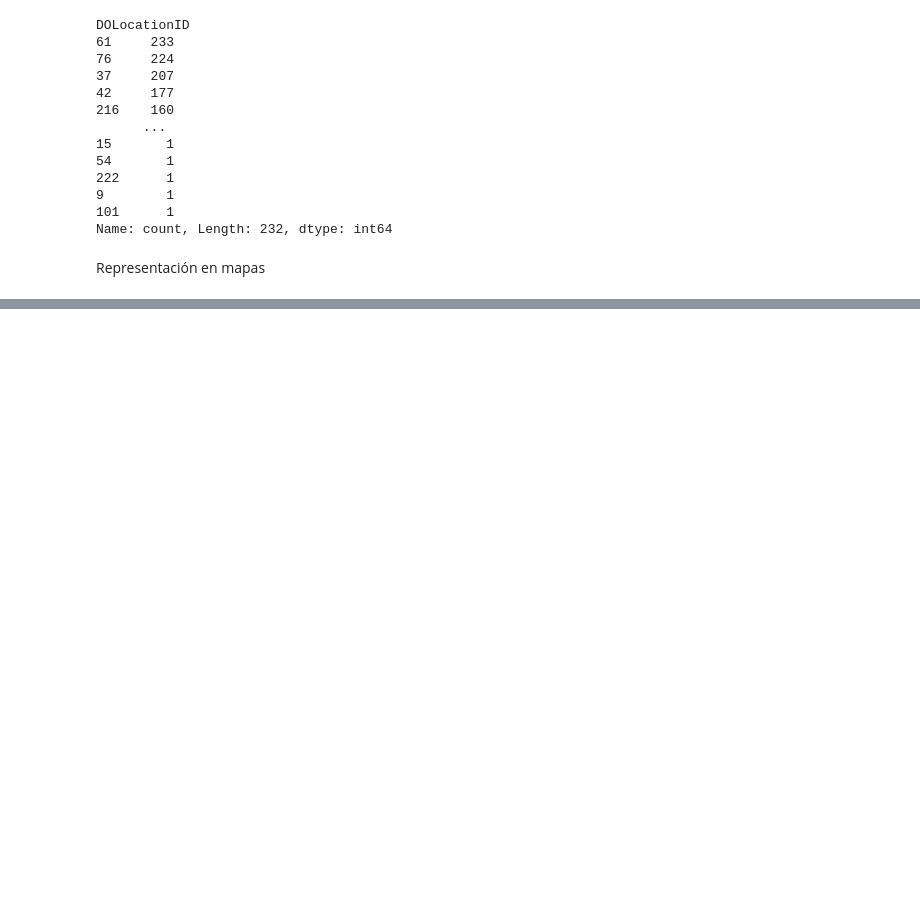
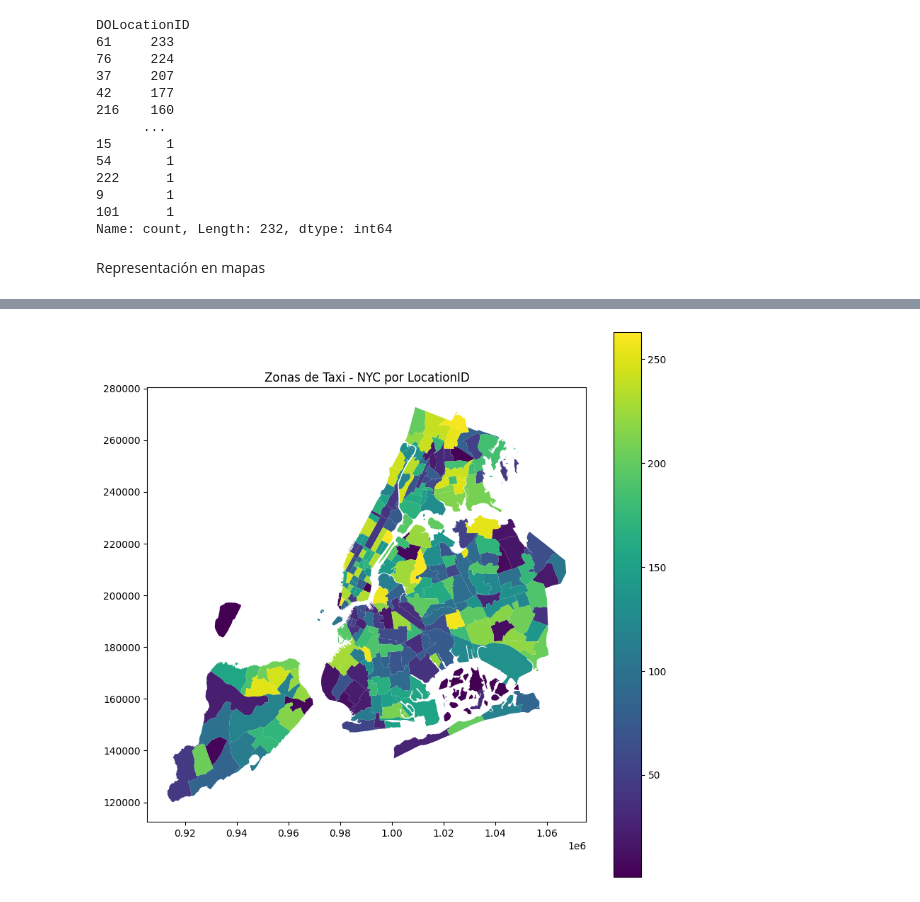
Before and after one commit to GonzaloLopezS/TFM_VTC_NYC, a Jupyter notebook: Notebooks/prueba_2021.ipynb, the cells around one changed output, grey strips where cells are left out. Saved outputs shown, nothing was run; the diff lists cells and outputs as text; code cells hidden in the pictures; blank space fills up the shorter version.

```diff
--- a/Notebooks/prueba_2021.ipynb
+++ b/Notebooks/prueba_2021.ipynb
@@ -462,0 +467,4 @@ Representación en mapas
+# %%
+import geopandas as gpd
+gdf = gpd.read_file('../Data/taxi_zones/taxi_zone_NYC_id.geojson')
+gdf.head()
@@ -462,0 +478,8 @@ Representación en mapas
+# %%
+import matplotlib.pyplot as plt
+
+gdf.plot(column="LocationID", legend=True, figsize=(10, 10))
+plt.title("Zonas de Taxi - NYC por LocationID")
+plt.show()
+# %% [output]
+[figure, added]
```
Also changed, not shown: parts of 5 cells of this notebook, 3 other files.
